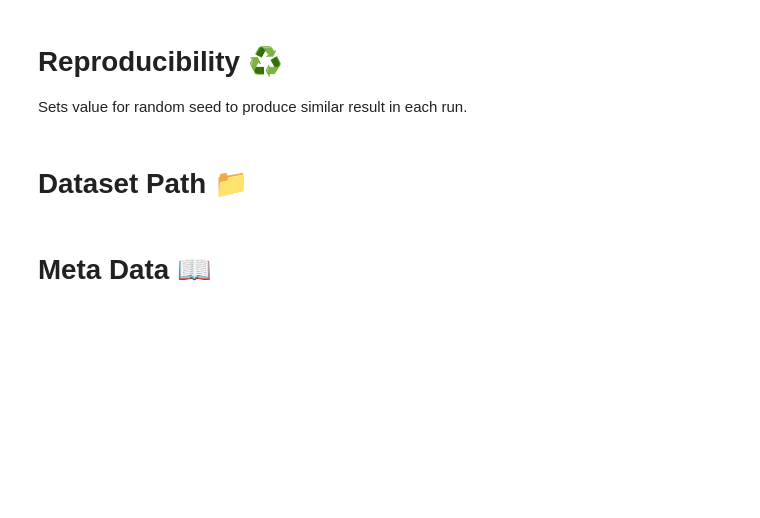
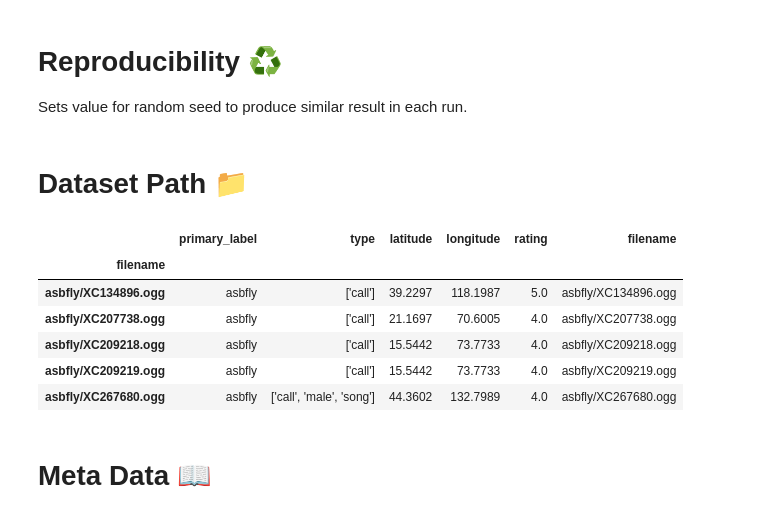
Before and after one commit to sj-cha/CSE6740-BirdCLEF, a Jupyter notebook: birdclef24-vggish-embedding.ipynb, the cells around one changed output. Cells and saved outputs as stored; diff of their text form; code cells hidden in the pictures; blank space fills up the shorter version.

```diff
--- a/birdclef24-vggish-embedding.ipynb
+++ b/birdclef24-vggish-embedding.ipynb
@@ -99,3 +79,16 @@ tf.keras.utils.set_random_seed(CFG.seed)
 # Dataset Path 📁
 # %%
 BASE_PATH = './kaggle/input/birdclef-2024'
+# %%
+df = pd.read_csv(fr'{BASE_PATH}/filtered_data_with_labels 1.csv').drop(columns = 'y')
+df["filename"] = df["filename"] .str.split('/').apply(lambda x: '/'.join(x[-2:]))
+df.index = df["filename"]
+df.head()
+# %% [output]
+|  | primary_label | type | latitude | longitude | rating | filename |
+| filename |  |  |  |  |  |  |
+| asbfly/XC134896.ogg | asbfly | ['call'] | 39.2297 | 118.1987 | 5.0 | asbfly/XC134896.ogg |
+| asbfly/XC207738.ogg | asbfly | ['call'] | 21.1697 | 70.6005 | 4.0 | asbfly/XC207738.ogg |
+| asbfly/XC209218.ogg | asbfly | ['call'] | 15.5442 | 73.7733 | 4.0 | asbfly/XC209218.ogg |
+| asbfly/XC209219.ogg | asbfly | ['call'] | 15.5442 | 73.7733 | 4.0 | asbfly/XC209219.ogg |
+| asbfly/XC267680.ogg | asbfly | ['call', 'male', 'song'] | 44.3602 | 132.7989 | 4.0 | asbfly/XC267680.ogg |
```
Also changed, not shown: parts of 18 cells of this notebook, 3 other files.
